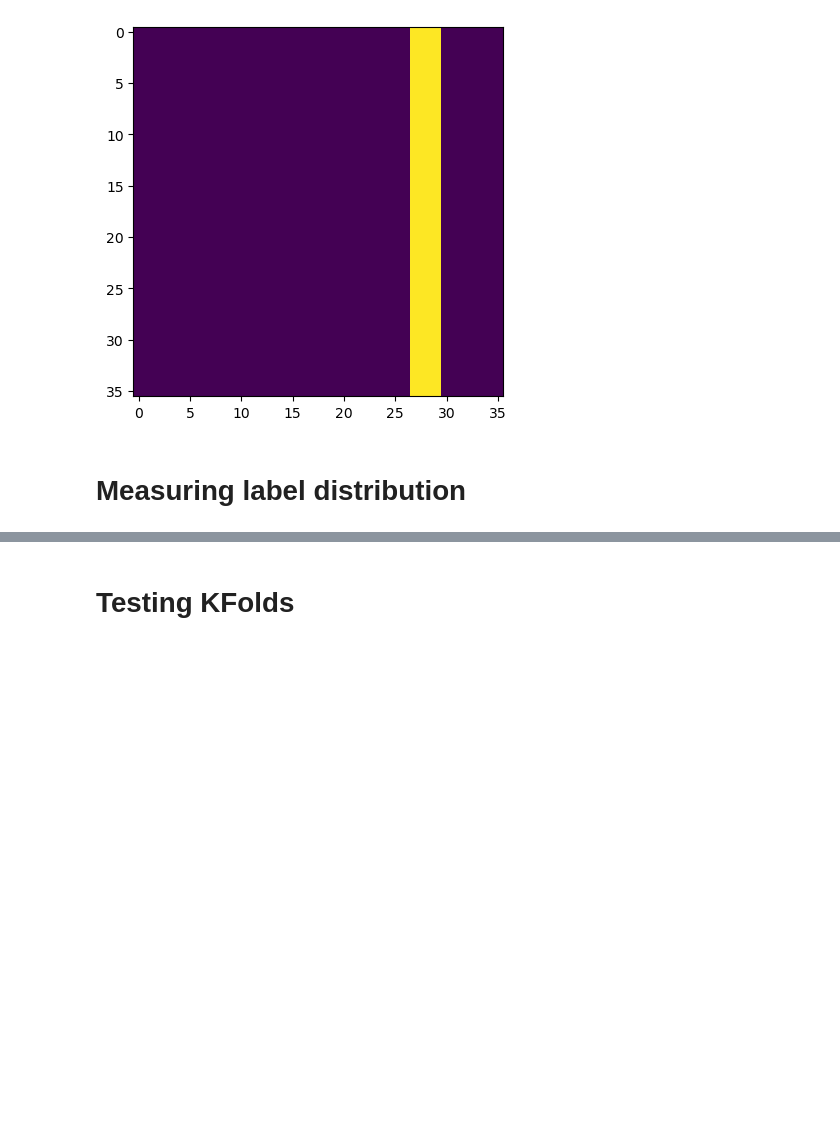
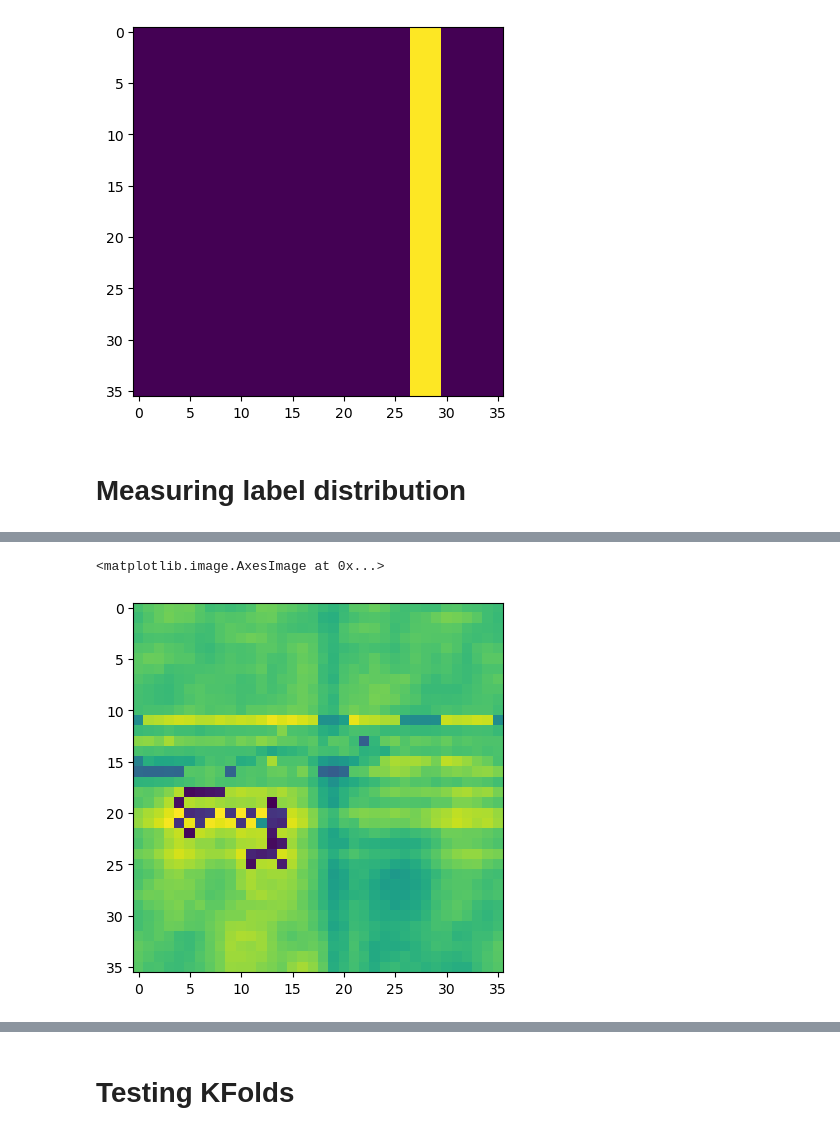
Before and after one commit to EllingtonKirby/Pipe-Corrosion-Detection, a Jupyter notebook: exploration.ipynb, the cells around one changed output, grey strips where cells are left out. Saved outputs shown, nothing was run; the diff lists cells and outputs as text; code cells hidden in the pictures; blank space fills up the shorter version.

```diff
--- a/exploration.ipynb
+++ b/exploration.ipynb
@@ -1063,4 +1063,5 @@ plt.imshow(input)
 # %% [markdown]
 # Measuring label distribution
 # %%
-df = data_pipeline.build_dataframe(use_processed_images=False)
+df_train = data_pipeline.build_dataframe(use_processed_images=False)
+df_test = data_pipeline.build_test_dataframe(use_processed_images=False, limit_well_number=None)
@@ -1086,0 +1098,6 @@ np.vstack(df['labels']).shape
+# %%
+data_train_patch_9 = np.vstack(df_train[(df_train['well_number']==1) & (df_train['patch_number']==10)]['data']).reshape(36, 36)
+plt.imshow(data_train_patch_9)
+# %% [output]
+<matplotlib.image.AxesImage at 0x...>
+[figure, added]
```
Also changed, not shown: parts of 6 cells of this notebook, 6 other files.
